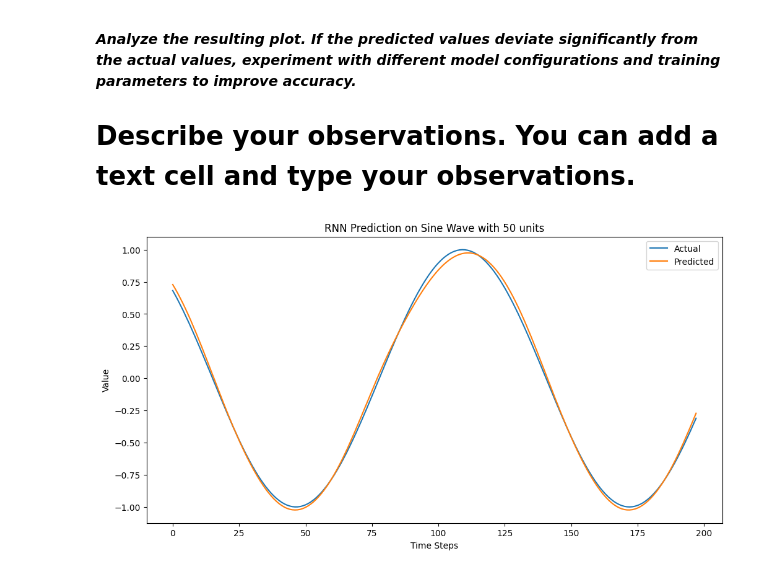
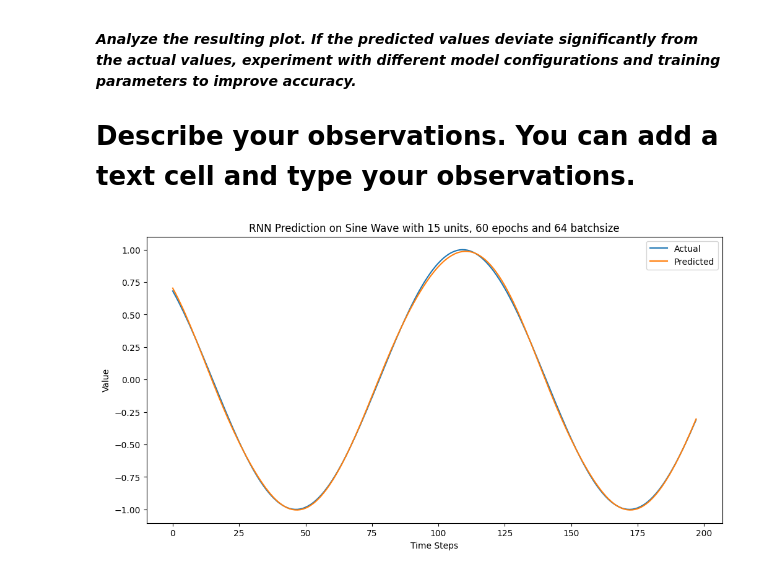
Before and after one commit to IT21388934/DL_LAB05, a Jupyter notebook: IT21388934Q1.ipynb, the cells around one changed output. Cells and saved outputs as stored; diff of their text form; code cells hidden in the pictures.

```diff
--- a/IT21388934Q1.ipynb
+++ b/IT21388934Q1.ipynb
@@ -75,7 +75,7 @@ y_train, y_test = y[:train_size], y[train_size:]
 **loss='mean_squared_error':** Sets the loss function to mean squared error (MSE), which is commonly used for regression tasks to measure the average squared difference between predicted and actual values.
 # %%
 # 3. Define the RNN Model
-units =50
+units =15
 model = Sequential()
 model.add(SimpleRNN(units, return_sequences=False, input_shape=(time_step, 1)))  # <-- Tune 'units'
 model.add(Dense(1))
@@ -92,6 +92,9 @@ an
 
 **verbose=1:** Provides detailed output during training, including the progress of each epoch and loss values.
 # %%
+
 # 4. Train the Model
-model.fit(X_train, y_train, epochs=20, batch_size=32, verbose=1)  # <-- Experiment with 'epochs' and 'batch_size'
+epochs = 60  # <-- Tune 'epochs'
+batch_size = 64  # <-- Tune 'batch_size'
+model.fit(X_train, y_train, epochs=epochs, batch_size=batch_size, verbose=1)   # <-- Experiment with 'epochs' and 'batch_size'
 # %% [output]
@@ -138,13 +141,13 @@ This visualization helps in assessing the performance of the RNN model and under
 # %%
 
 # 6. Plot the Results
 plt.figure(figsize=(12, 6))
 plt.plot(y_test, label='Actual')
 plt.plot(y_pred, label='Predicted')
 plt.xlabel('Time Steps')
 plt.ylabel('Value')
-plt.title(f'RNN Prediction on Sine Wave with {units} units')
+plt.title(f'RNN Prediction on Sine Wave with {units} units, {epochs} epochs and {batch_size} batchsize')
 plt.legend()
 plt.show()
 # %% [output]
-[figure, old version]
+[figure, new version]
```
Also changed, not shown: parts of 9 cells of this notebook.
